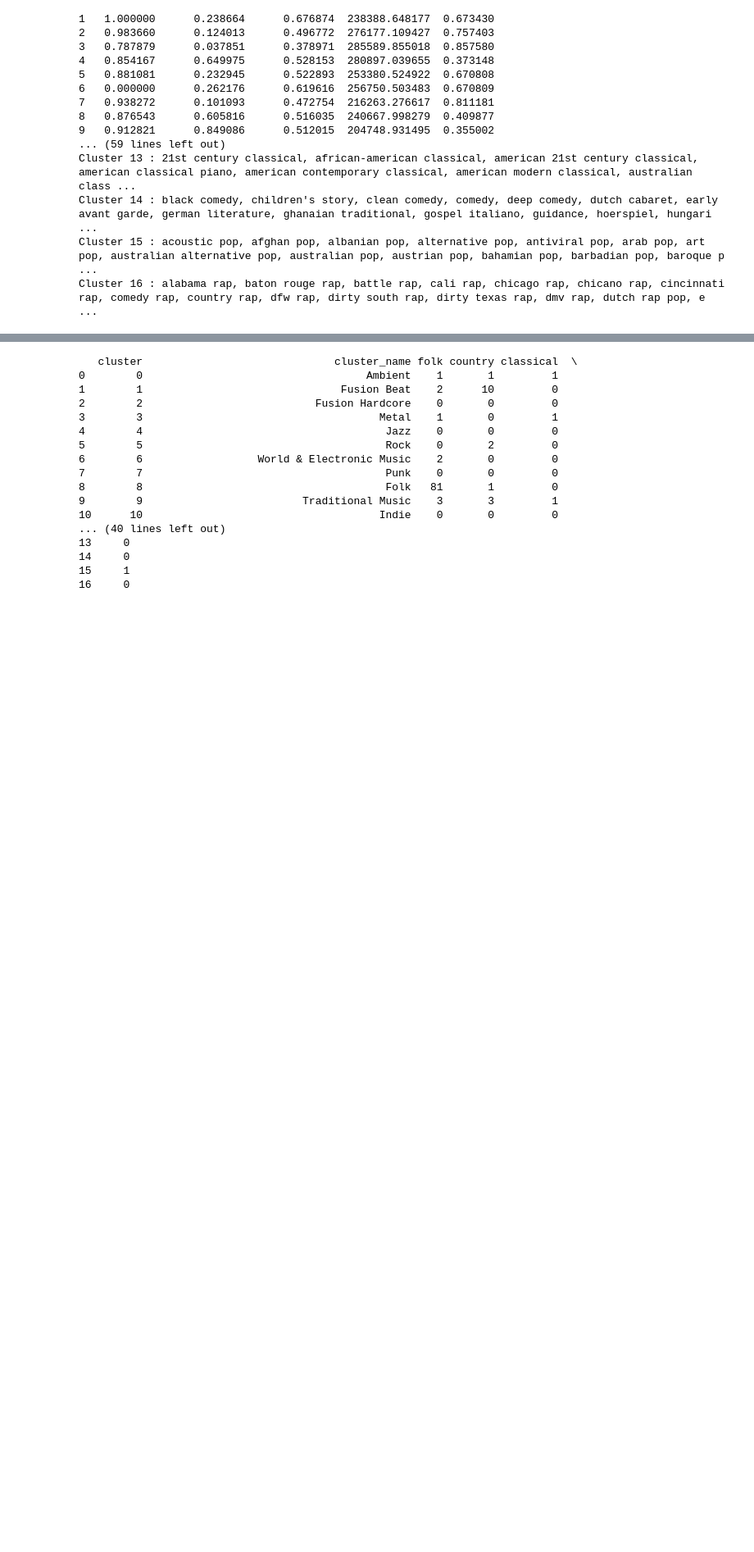
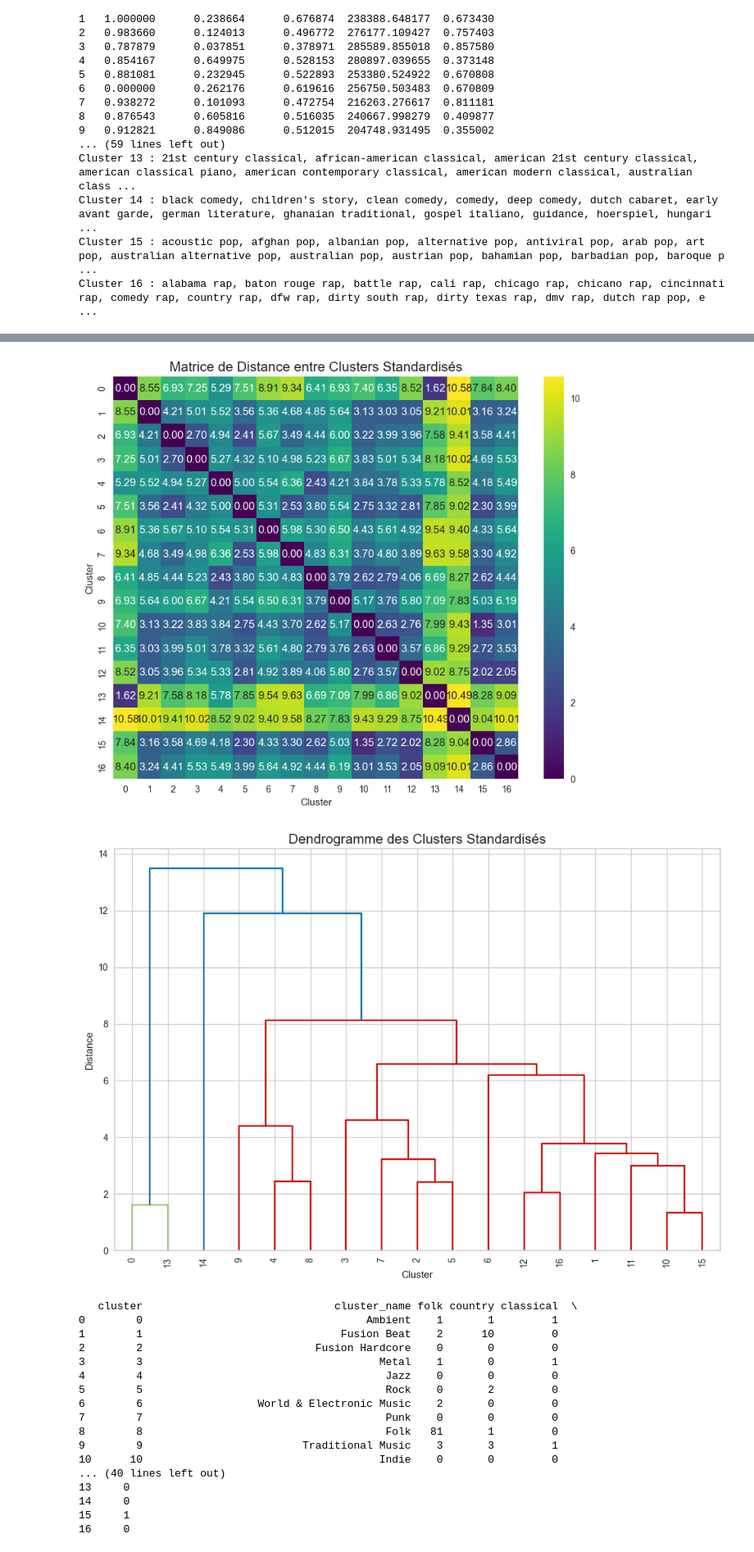
Before and after one commit to EtienneVtr/Hackathon-Spotify, a Jupyter notebook: EDA/analyse.ipynb, the cells around one changed output, grey strips where cells are left out. Shown at 82% size. Saved outputs shown, nothing was run; the diff lists cells and outputs as text; code cells hidden in the pictures; blank space fills up the shorter version.

```diff
--- a/EDA/analyse.ipynb
+++ b/EDA/analyse.ipynb
@@ -375,3 +479,39 @@ Cluster 16 : alabama rap, baton rouge rap, battle rap, cali rap, chicago rap, ch
+# %%
+import seaborn as sns
+from scipy.spatial.distance import pdist, squareform
+from scipy.cluster.hierarchy import linkage, dendrogram
+
+#cluster_means = cluster_means.drop(columns=["cluster", "name"])
+
+scaler = StandardScaler()
+standardized_means = scaler.fit_transform(cluster_means)
+
+# Calculer la matrice de distance (euclidienne entre clusters standardisés)
+dist_matrix = pdist(standardized_means, metric='euclidean')  # Distance pairwise
+dist_square_matrix = squareform(dist_matrix)  # Convertir en matrice carrée
+
+# Visualisation : Heatmap des distances
+plt.figure(figsize=(10, 8))
+sns.heatmap(dist_square_matrix, xticklabels=cluster_means.index, yticklabels=cluster_means.index,
+            cmap='viridis', annot=True, fmt=".2f")
+plt.title("Matrice de Distance entre Clusters Standardisés", fontsize=15)
+plt.xlabel("Cluster")
+plt.ylabel("Cluster")
+plt.show()
+
+# Appliquer un clustering hiérarchique
+linkage_matrix = linkage(dist_matrix, method='ward')
+
+# Visualisation : Dendrogramme des clusters
+plt.figure(figsize=(12, 8))
+dendrogram(linkage_matrix, labels=cluster_means.index, leaf_rotation=90, leaf_font_size=10)
+plt.title("Dendrogramme des Clusters Standardisés", fontsize=15)
+plt.xlabel("Cluster")
+plt.ylabel("Distance")
+plt.show()
+# %% [output]
+[figure, added]
+[figure, added]
 # %%
 # Liste des clusters
 cluster_names = [
```
Also changed, not shown: parts of 11 cells of this notebook, 1 other file.
